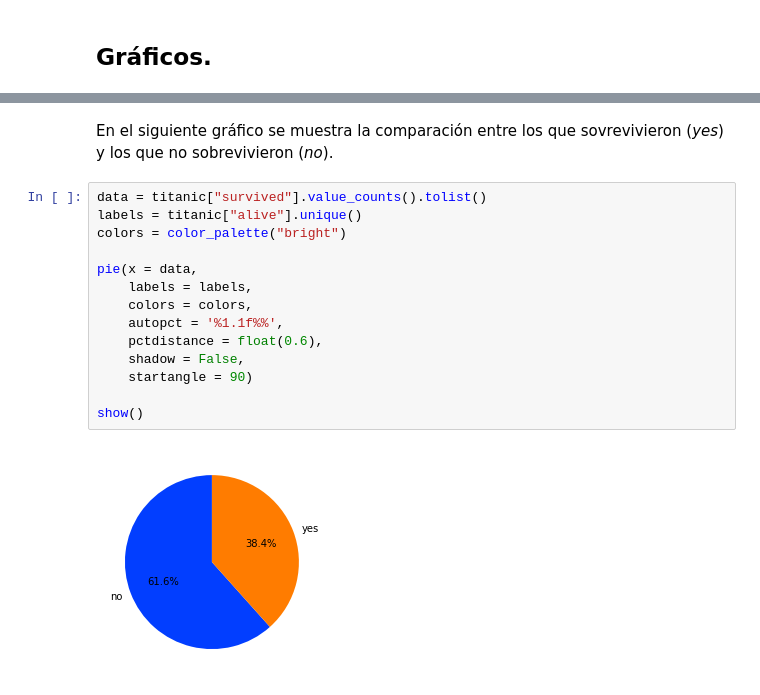
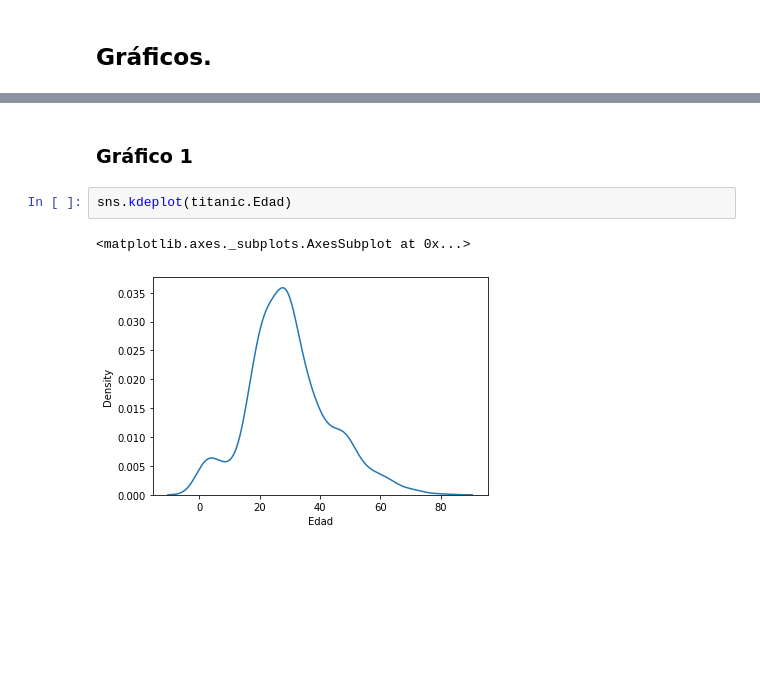
Before and after one commit to Andres10121997/Titanic, a Jupyter notebook: Titanic.ipynb, the cells around one changed output, grey strips where cells are left out. Drawn from its saved outputs; the diff is of its cells as text; blank space fills up the shorter version.

```diff
--- a/Titanic.ipynb
+++ b/Titanic.ipynb
@@ -186,18 +280,7 @@ show()
-# %% [markdown]
-En el siguiente gráfico se muestra la comparación entre los que sovrevivieron (*yes*) y los que no sobrevivieron (*no*).
-# %%
-data = titanic["survived"].value_counts().tolist()
-labels = titanic["alive"].unique()
-colors = color_palette("bright")
-
-pie(x = data,
-    labels = labels,
-    colors = colors,
-    autopct = '%1.1f%%',
-    pctdistance = float(0.6),
-    shadow = False,
-    startangle = 90)
-
-show()
-# %% [output]
-[figure, removed]
+# %% [markdown]
+### Gráfico 1
+# %%
+sns.kdeplot(titanic.Edad)
+# %% [output]
+<matplotlib.axes._subplots.AxesSubplot at 0x...>
+[figure, added]
```
Also changed, not shown: parts of 83 cells of this notebook.
